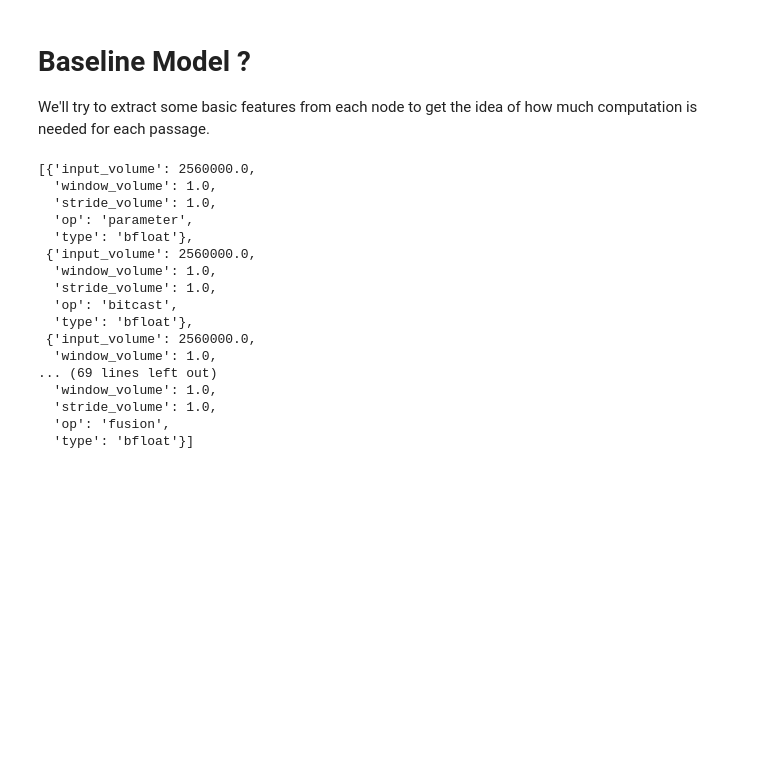
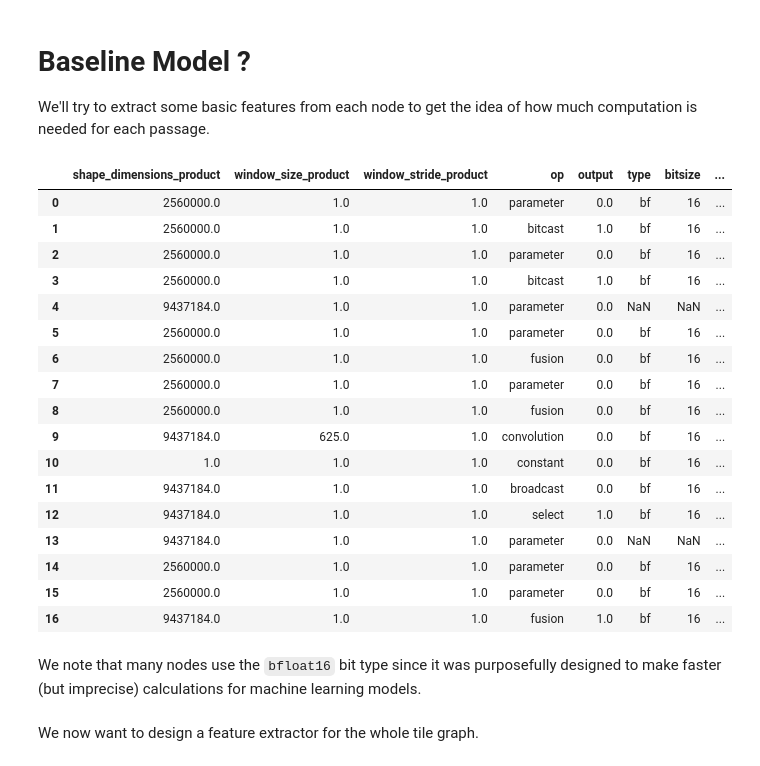
Before and after one commit to Mamiglia/Model_Runtime_Prediction, a Jupyter notebook: EDA.ipynb, the cells around one changed output. Saved outputs shown, nothing was run; the diff lists cells and outputs as text; code cells hidden in the pictures; blank space fills up the shorter version.

```diff
--- a/EDA.ipynb
+++ b/EDA.ipynb
@@ -457,50 +457,51 @@ I don't understand its meaning, or how we can interpret it.
 
 We'll try to extract some basic features from each node to get the idea of how much computation is needed for each passage.
 # %%
-def node_extractor(tile, node_num):
-    feats = tile['node_feat'][node_num]
+def node_extractor(tile):
+    # this could be vectorized and made sooo much faster
+    feats = pd.DataFrame(tile['node_feat']) # Nx140
+    feats.columns = NODE_FEATS.values()
 
-    volumes = {
-        'input_volume' : 28,
-        'window_volume' : 44,
-        'stride_volume' : 52,
-        # padding later
-    }
-    extracted = {k:feats[v] for k,v in volumes.items()}
+    volumes = [
+        'shape_dimensions_product',
+        'window_size_product',
+        'window_stride_product',
+        # ADD PADDING and other convolution properties
+    ]
+    extracted = feats[volumes].copy()
 
-    extracted['op'] = OPCODE_MAP[tile['node_opcode'][node_num]]
+    extracted['op'] = pd.Series(tile['node_opcode']).map(OPCODE_MAP)
+    extracted['output'] = feats['is_root']
 
-    ctype = np.where(feats[2:20]==1)[0][0] +2
+    ctype = np.where(feats.iloc[:,2:20]==1)[1] +2
 
-    if ctype in range(4,11+1):
-        extracted['type'] = 'int'
-    elif ctype in range(12,15):
-        extracted['type'] = 'float'
-    elif ctype == 15:
-        extracted['type'] = 'bfloat'
-    elif ctype in [16,17]:
-        extracted['type'] = 'complex'
-    else: # ctype in [2,18,19,20]:
-        extracted['type'] = 'other'
+    ctype = feats.columns[ctype].str.extract(r'^.*_(?P<type>[a-z]+)(?P<bitsize>\d+)')
+    extracted = pd.concat([extracted, ctype], axis=1)
 
+    extracted['actions'] = extracted['shape_dimensions_product'] / extracted['window_stride_product'] * (extracted['window_size_product'])
     return extracted
 
-[node_extractor(example, n) for n in range(17)]
+node_extractor(example)
 # %% [output]
-[{'input_volume': 2560000.0,
-  'window_volume': 1.0,
-  'stride_volume': 1.0,
-  'op': 'parameter',
-  'type': 'bfloat'},
- {'input_volume': 2560000.0,
-  'window_volume': 1.0,
-  'stride_volume': 1.0,
-  'op': 'bitcast',
-  'type': 'bfloat'},
- {'input_volume': 2560000.0,
-  'window_volume': 1.0,
-... (69 lines left out)
-  'window_volume': 1.0,
-  'stride_volume': 1.0,
-  'op': 'fusion',
-  'type': 'bfloat'}]
+|  | shape_dimensions_product | window_size_product | window_stride_product | op | output | type | bitsize | ... |
+| 0 | 2560000.0 | 1.0 | 1.0 | parameter | 0.0 | bf | 16 | ... |
+| 1 | 2560000.0 | 1.0 | 1.0 | bitcast | 1.0 | bf | 16 | ... |
+| 2 | 2560000.0 | 1.0 | 1.0 | parameter | 0.0 | bf | 16 | ... |
+| 3 | 2560000.0 | 1.0 | 1.0 | bitcast | 1.0 | bf | 16 | ... |
+| 4 | 9437184.0 | 1.0 | 1.0 | parameter | 0.0 | NaN | NaN | ... |
+| 5 | 2560000.0 | 1.0 | 1.0 | parameter | 0.0 | bf | 16 | ... |
+| 6 | 2560000.0 | 1.0 | 1.0 | fusion | 0.0 | bf | 16 | ... |
+| 7 | 2560000.0 | 1.0 | 1.0 | parameter | 0.0 | bf | 16 | ... |
+| 8 | 2560000.0 | 1.0 | 1.0 | fusion | 0.0 | bf | 16 | ... |
+| 9 | 9437184.0 | 625.0 | 1.0 | convolution | 0.0 | bf | 16 | ... |
+| 10 | 1.0 | 1.0 | 1.0 | constant | 0.0 | bf | 16 | ... |
+| 11 | 9437184.0 | 1.0 | 1.0 | broadcast | 0.0 | bf | 16 | ... |
+| 12 | 9437184.0 | 1.0 | 1.0 | select | 1.0 | bf | 16 | ... |
+| 13 | 9437184.0 | 1.0 | 1.0 | parameter | 0.0 | NaN | NaN | ... |
+| 14 | 2560000.0 | 1.0 | 1.0 | parameter | 0.0 | bf | 16 | ... |
+| 15 | 2560000.0 | 1.0 | 1.0 | parameter | 0.0 | bf | 16 | ... |
+| 16 | 9437184.0 | 1.0 | 1.0 | fusion | 1.0 | bf | 16 | ... |
+# %% [markdown]
+We note that many nodes use the `bfloat16` bit type since it was purposefully designed to make faster (but imprecise) calculations for machine learning models.
+# %% [markdown]
+We now want to design a feature extractor for the whole tile graph.
```
Also changed, not shown: parts of 3 cells of this notebook.
